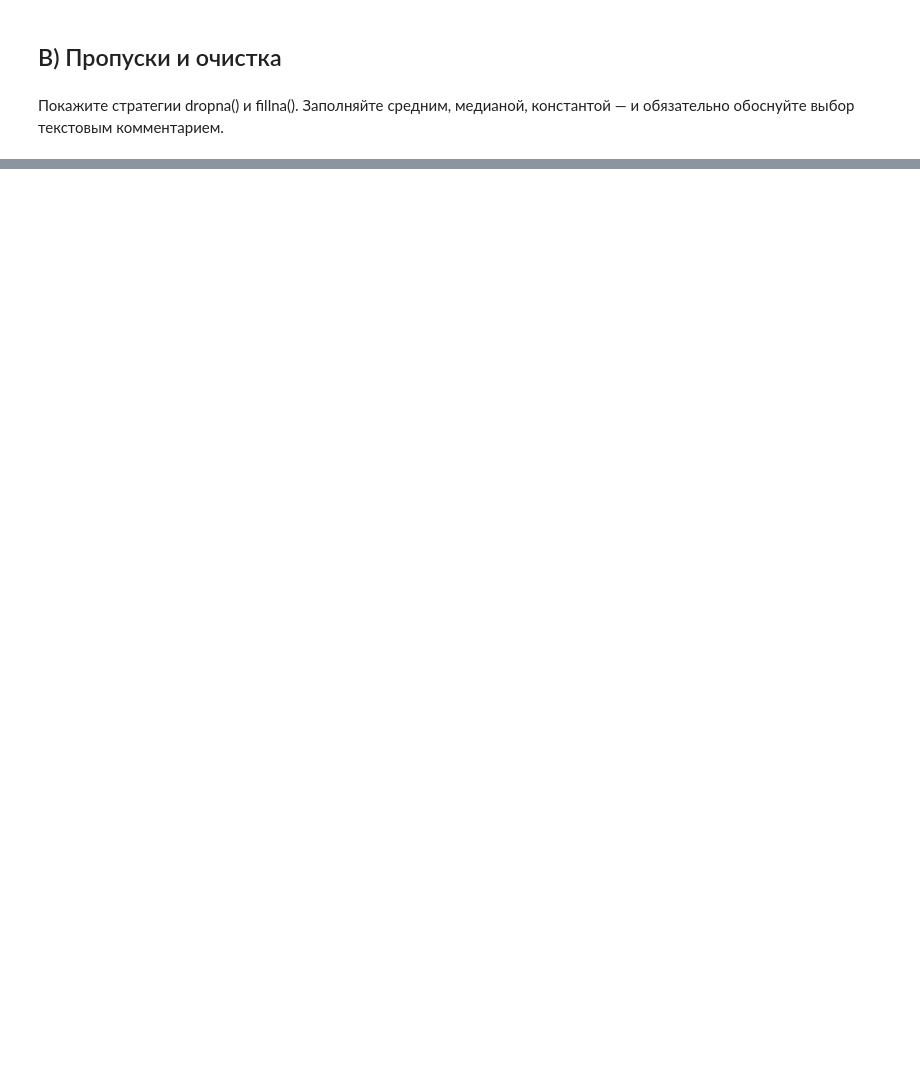
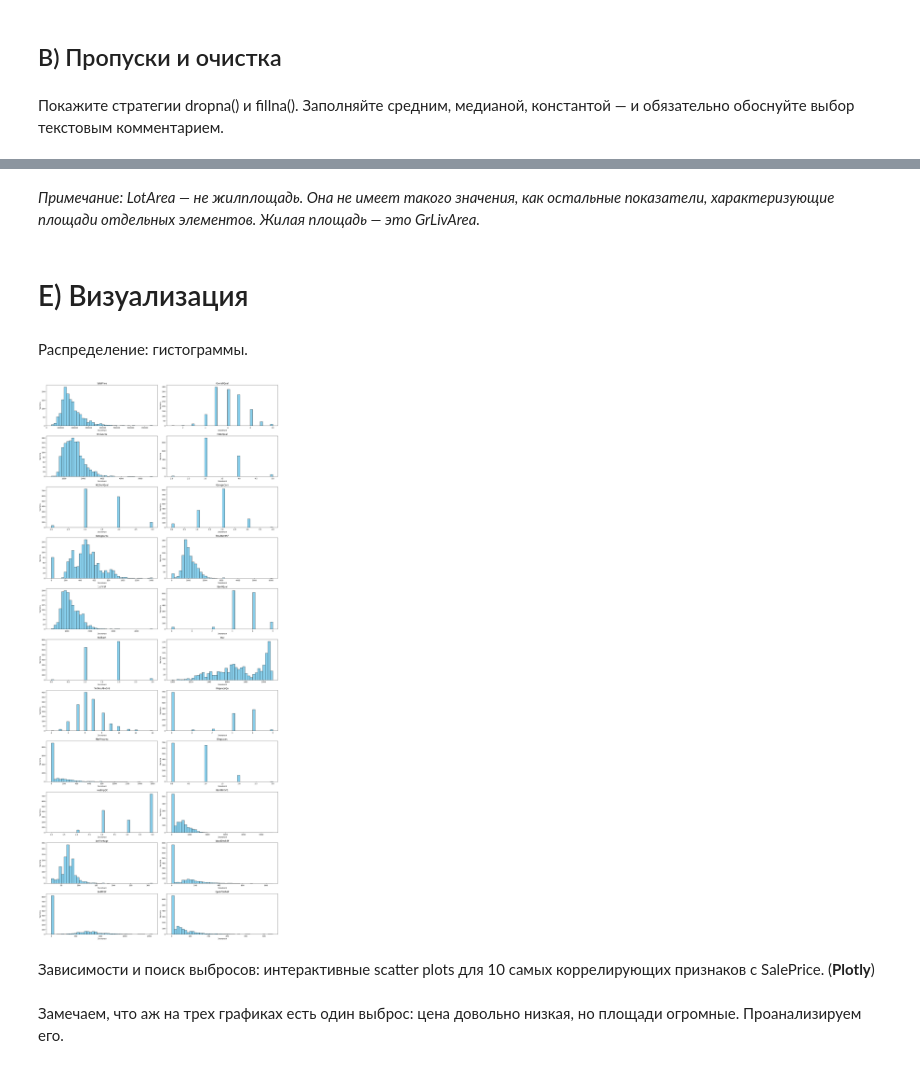
Before and after one commit to petrukovichigor/ml-course-homeworks, a Jupyter notebook: hw02/hw2.ipynb, the cells around one changed output, grey strips where cells are left out. Cells and saved outputs as stored; diff of their text form; code cells hidden in the pictures; blank space fills up the shorter version.

```diff
--- a/hw02/hw2.ipynb
+++ b/hw02/hw2.ipynb
@@ -223,0 +664,9 @@ Name: 0, dtype: object
+# %%
+# Получаем абсолютные значения корреляции с SalePrice (кроме самого SalePrice)
+corr_values = df_encoded_filtered.corr(numeric_only=True)['SalePrice'].abs().sort_values(ascending=False)
+# Отсортируем столбцы по этим значениям
+sorted_cols = corr_values.index.tolist()
+df_encoded_filtered_sorted = df_encoded_filtered[sorted_cols]
+
+display(df_encoded_filtered_sorted.head(10))
+print(df_encoded_filtered_sorted.shape)
@@ -223,0 +686,26 @@ Name: 0, dtype: object
+# %% [markdown]
+_Примечание: LotArea — не жилплощадь. Она не имеет такого значения, как остальные показатели, характеризующие площади отдельных элементов. Жилая площадь — это GrLivArea._
+# %%
+df_ready = df_encoded_filtered_sorted
+# %% [markdown]
+# E) Визуализация
+# %% [markdown]
+Распределение: гистограммы.
+# %%
+# Нарисуем распределения признаков, оставшихся после фильтрации по корреляции
+num_cols = df_ready.select_dtypes(include=['int64', 'float64']).columns
+n_cols = 2
+n_rows = (len(num_cols) + 1) // n_cols
+
+plt.figure(figsize=(19, n_rows * 4))
+for i, col in enumerate(num_cols, 1):
+    plt.subplot(n_rows, n_cols, i)
+    plt.hist(df_ready[col].dropna(), bins=40, color='skyblue', edgecolor='k')
+    plt.title(col)
+    plt.xlabel('Значения')
+    plt.ylabel('Частота')
+plt.tight_layout()
+# %% [output]
+[figure, added]
+# %% [markdown]
+Зависимости и поиск выбросов: интерактивные scatter plots для 10 самых коррелирующих признаков с SalePrice. (**Plotly**)
@@ -223,0 +721,2 @@ Name: 0, dtype: object
+# %% [markdown]
+Замечаем, что аж на трех графиках есть один выброс: цена довольно низкая, но площади огромные. Проанализируем его.
```
Also changed, not shown: parts of 51 cells of this notebook.
